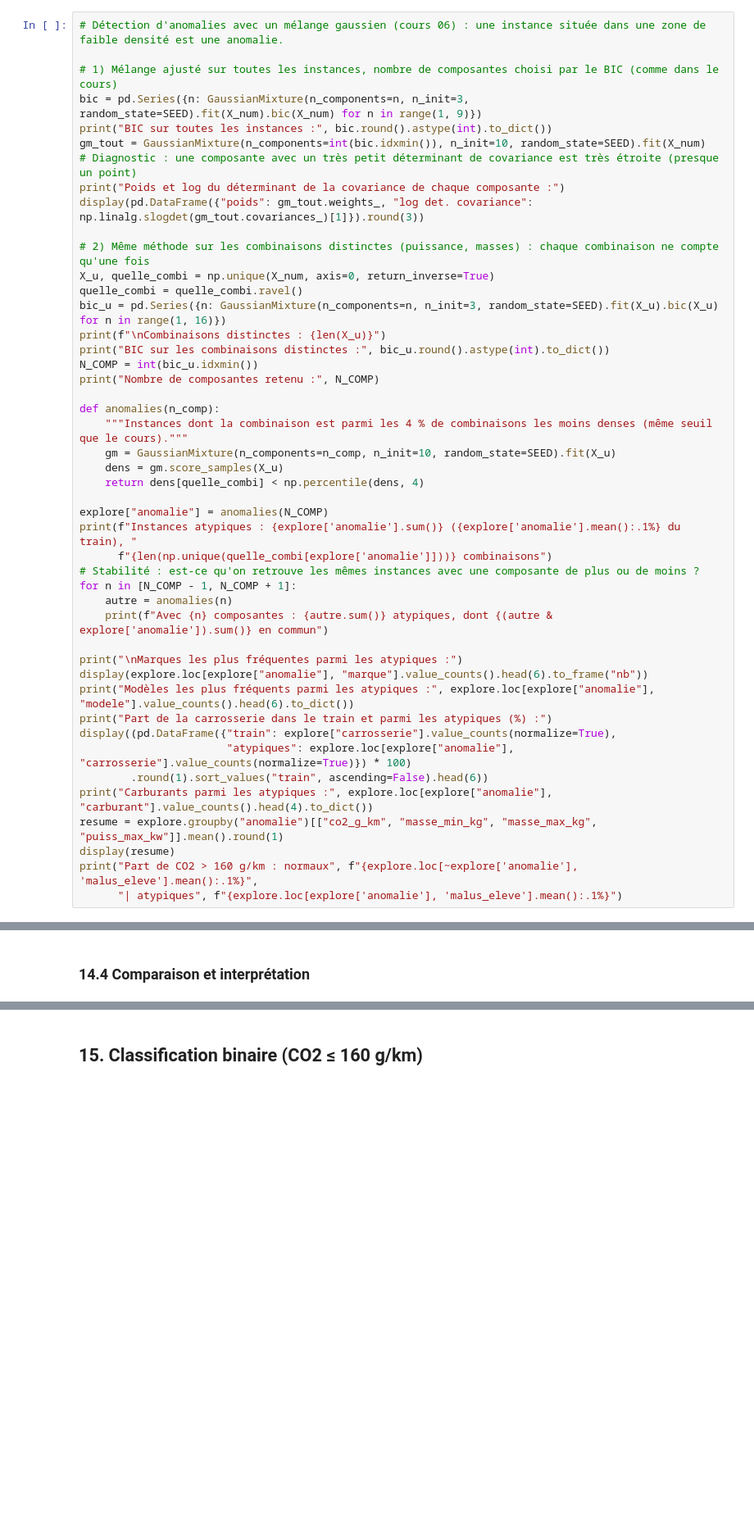
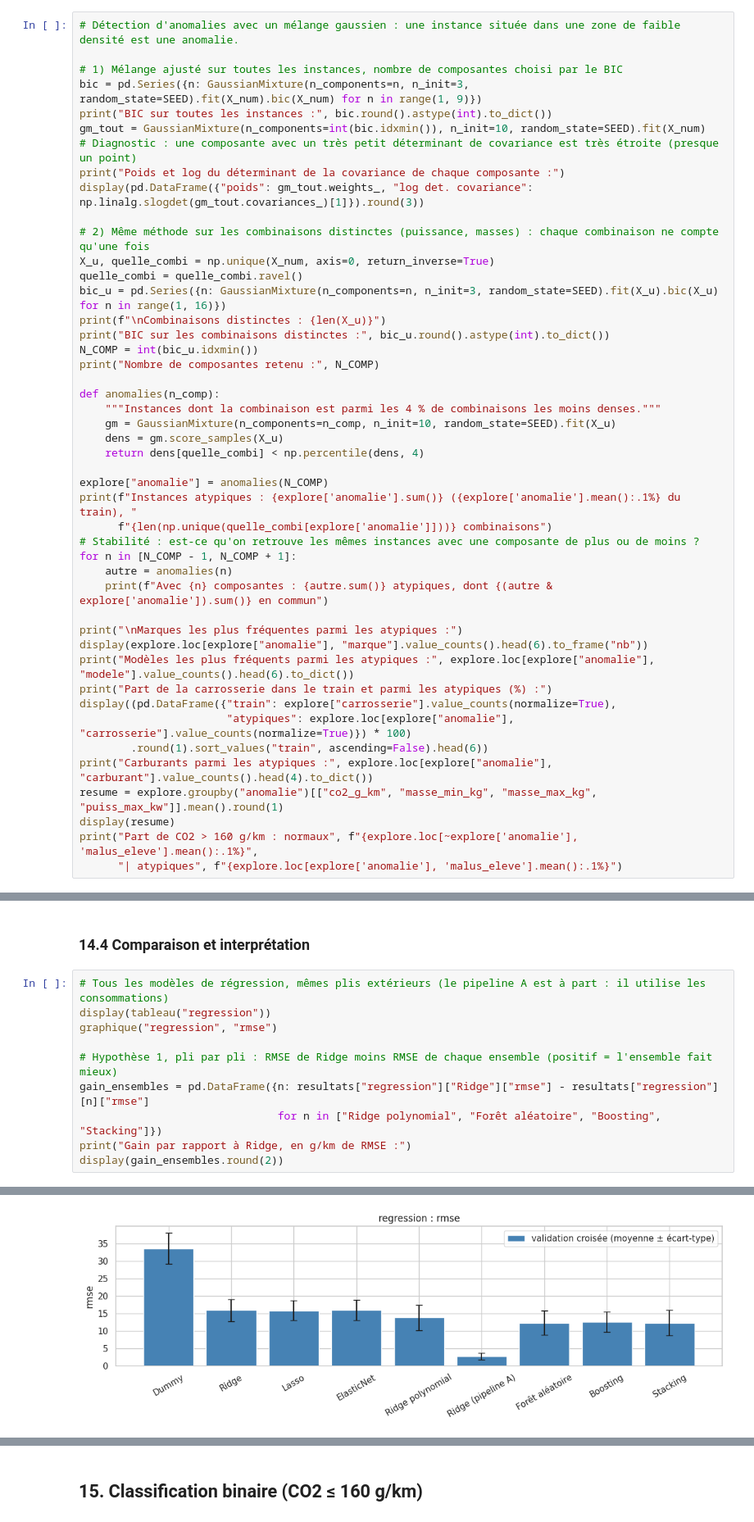
Before and after one commit to Polbailleul/AAA-Project-Levalois-Bailleul, a Jupyter notebook: Notebook_Bailleul_Levalois.ipynb, the cells around one changed output, grey strips where cells are left out. Shown at 82% size. Cells and saved outputs as stored; diff of their text form; blank space fills up the shorter version.

```diff
--- a/Notebook_Bailleul_Levalois.ipynb
+++ b/Notebook_Bailleul_Levalois.ipynb
@@ -1030,9 +1037,9 @@ K-Means n'a pas utilisé le CO2 pour former les groupes, et pourtant le CO2 d'un
 
 Le gros cluster mélange les classes E et F (36 % et 62 %) : la masse et la puissance seules ne permettent pas de les séparer. C'est probablement ce qui sera le plus difficile en classification.
 # %%
-# Détection d'anomalies avec un mélange gaussien (cours 06) : une instance située dans une zone de faible densité est une anomalie.
+# Détection d'anomalies avec un mélange gaussien : une instance située dans une zone de faible densité est une anomalie.
 
-# 1) Mélange ajusté sur toutes les instances, nombre de composantes choisi par le BIC (comme dans le cours)
+# 1) Mélange ajusté sur toutes les instances, nombre de composantes choisi par le BIC
 bic = pd.Series({n: GaussianMixture(n_components=n, n_init=3, random_state=SEED).fit(X_num).bic(X_num) for n in range(1, 9)})
 print("BIC sur toutes les instances :", bic.round().astype(int).to_dict())
 gm_tout = GaussianMixture(n_components=int(bic.idxmin()), n_init=10, random_state=SEED).fit(X_num)
@@ -1050,7 +1057,7 @@ N_COMP = int(bic_u.idxmin())
 print("Nombre de composantes retenu :", N_COMP)
 
 def anomalies(n_comp):
-    """Instances dont la combinaison est parmi les 4 % de combinaisons les moins denses (même seuil que le cours)."""
+    """Instances dont la combinaison est parmi les 4 % de combinaisons les moins denses."""
     gm = GaussianMixture(n_components=n_comp, n_init=10, random_state=SEED).fit(X_u)
     dens = gm.score_samples(X_u)
     return dens[quelle_combi] < np.percentile(dens, 4)
@@ -1197,2 +1558,13 @@ Les essais écartés sont dans le notebook séparé `Notebook_Bailleul_Levalois_
 # %% [markdown]
 ### 14.4 Comparaison et interprétation
+# %%
+# Tous les modèles de régression, mêmes plis extérieurs (le pipeline A est à part : il utilise les consommations)
+display(tableau("regression"))
+graphique("regression", "rmse")
+
+# Hypothèse 1, pli par pli : RMSE de Ridge moins RMSE de chaque ensemble (positif = l'ensemble fait mieux)
+gain_ensembles = pd.DataFrame({n: resultats["regression"]["Ridge"]["rmse"] - resultats["regression"][n]["rmse"]
+                               for n in ["Ridge polynomial", "Forêt aléatoire", "Boosting", "Stacking"]})
+print("Gain par rapport à Ridge, en g/km de RMSE :")
+display(gain_ensembles.round(2))
+# %% [output]
@@ -1198,0 +1581 @@ Les essais écartés sont dans le notebook séparé `Notebook_Bailleul_Levalois_
+[figure, added]
```
Also changed, not shown: parts of 76 cells of this notebook, 1 other file.
